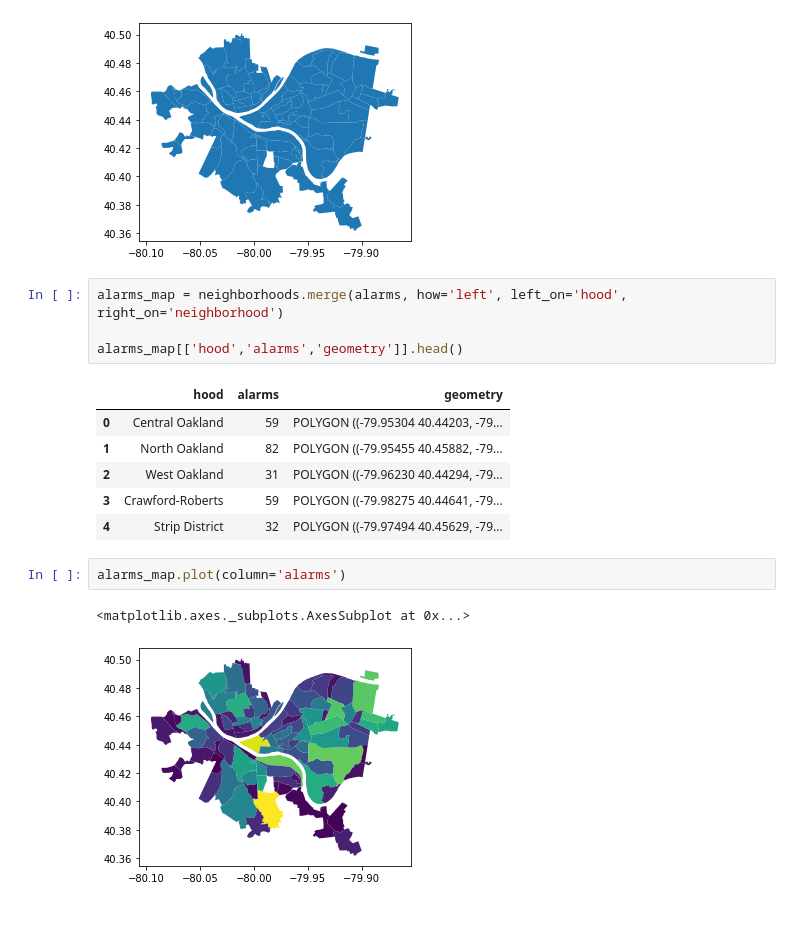
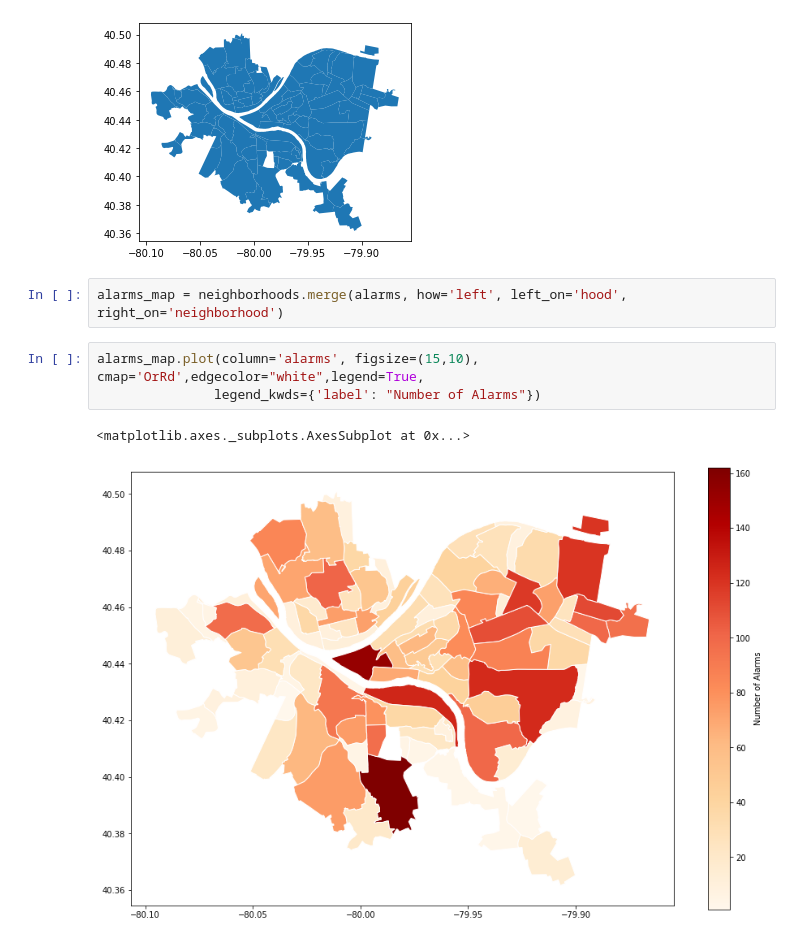
Before and after one commit to Steven-Jarmell/CS0010-FinalProject, a Jupyter notebook: FireDataSet.ipynb, the cells around one changed output. Cells and saved outputs as stored; diff of their text form.

```diff
--- a/FireDataSet.ipynb
+++ b/FireDataSet.ipynb
@@ -101,17 +58,9 @@ neighborhoods.plot() # plot the geopandas dataframe
 [figure]
 # %%
 alarms_map = neighborhoods.merge(alarms, how='left', left_on='hood', right_on='neighborhood')
-
-alarms_map[['hood','alarms','geometry']].head()
-# %% [output]
-|  | hood | alarms | geometry |
-| 0 | Central Oakland | 59 | POLYGON ((-79.95304 40.44203, -79... |
-| 1 | North Oakland | 82 | POLYGON ((-79.95455 40.45882, -79... |
-| 2 | West Oakland | 31 | POLYGON ((-79.96230 40.44294, -79... |
-| 3 | Crawford-Roberts | 59 | POLYGON ((-79.98275 40.44641, -79... |
-| 4 | Strip District | 32 | POLYGON ((-79.97494 40.45629, -79... |
-# %%
-alarms_map.plot(column='alarms')
-# %% [output]
-<matplotlib.axes._subplots.AxesSubplot at 0x...>
-[figure, removed]
+# %%
+alarms_map.plot(column='alarms', figsize=(15,10), cmap='OrRd',edgecolor="white",legend=True,
+               legend_kwds={'label': "Number of Alarms"})
+# %% [output]
+<matplotlib.axes._subplots.AxesSubplot at 0x...>
+[figure, added]
```
Also changed, not shown: parts of 3 cells of this notebook.
